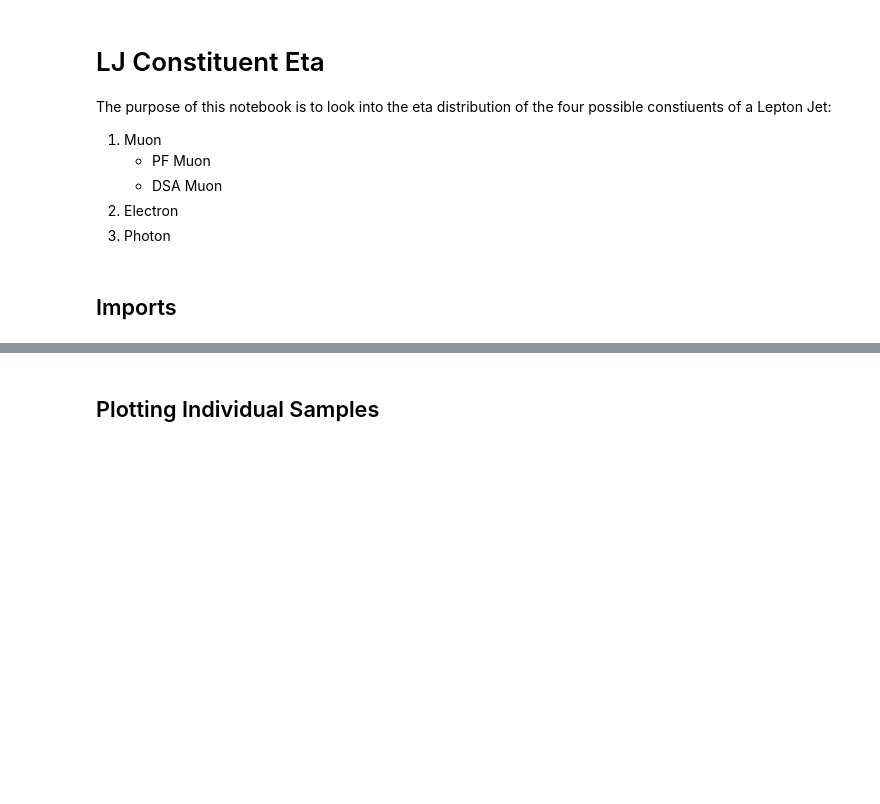
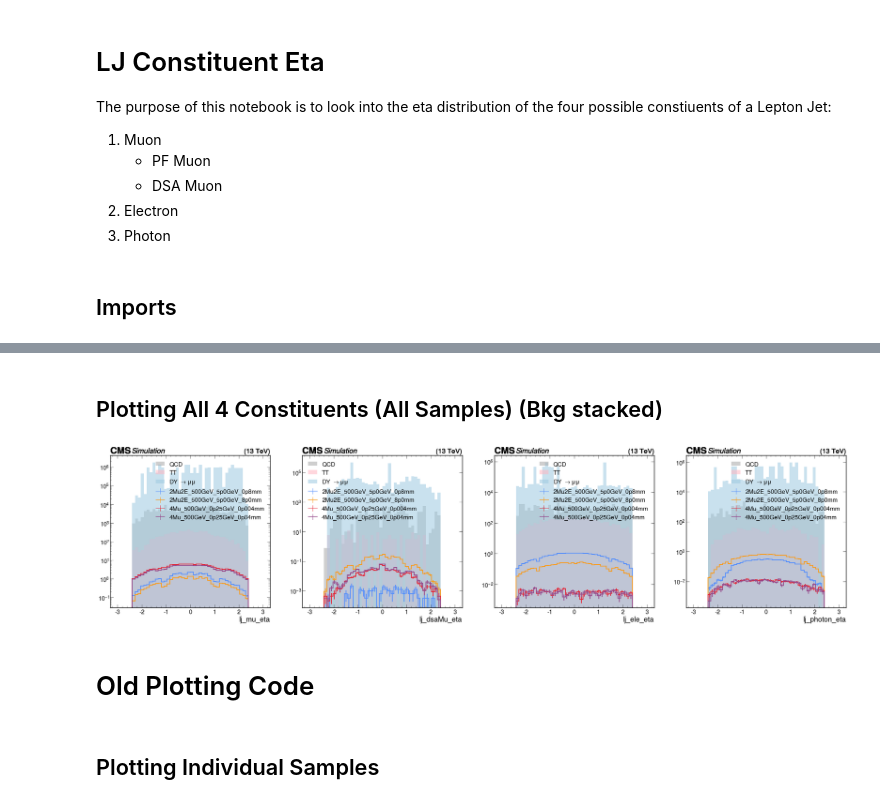
Before and after one commit to 316JakeMorris/SIDM, a Jupyter notebook: sidm/studies/LJ_Object_Eta/LJ_obj_eta.ipynb, the cells around one changed output, grey strips where cells are left out. Cells and saved outputs as stored; diff of their text form; code cells hidden in the pictures; blank space fills up the shorter version.

```diff
--- a/sidm/studies/LJ_Object_Eta/LJ_obj_eta.ipynb
+++ b/sidm/studies/LJ_Object_Eta/LJ_obj_eta.ipynb
@@ -118 +141,21 @@ samples_bkg = [
+# %%
+#We use the channels variable to define what cuts we will perform on the data.
+#The SidmProcessor expects a list of channels, but that makes it difficult to save the data.
+#So we instead run over one channel at a time so we can save each coffea output where
+#The channel is the name in a folder. Running over multiple channels makes disentangling the output harder
+channels = ["base"]
+# channels = [
+#     "base",
+#     #"baseNoLjNoLjsource",
+#     # "jake_test_select",
+#     #"baseNoLj",
+#     #"2mu2e",
+#     "4mu",
+# ]
+
+hist_collections = ["lj_eta_study"]
+
+#Make the filepath for saving the outputs
+dir_path = channels[0] + '_' + hist_collections[0]
+os.makedirs(dir_path, exist_ok=True)
 # %% [markdown]
@@ -184,3 +299,50 @@ bkg_out = bkg_output["out"]
+# %% [markdown]
+## Plotting All 4 Constituents (All Samples) (Bkg stacked)
+# %%
+fig, axes = plt.subplots(1,4,figsize=(12*4,10))
+hists = ["lj_muon_eta", "lj_dsaMuon_eta", "lj_electron_eta", "lj_photon_eta"]
+
+
+
+for i, hist in enumerate(hists):
+    legend_list = []
+    plt.subplot(1, 4, i+1)
+
+    #Loop over all of the backgrounds and put their hists into individual lists
+    QCD_bkg_hists = []
+    TTJ_bkg_hists = []
+    DY_bkg_hists = []
+    for bkg_plotting_sample in samples_bkg:
+        bkg_hist = bkg_out[bkg_plotting_sample]["hists"][hist][channels[0], :]
+        if "QCD" in bkg_plotting_sample:
+            QCD_bkg_hists.append(bkg_hist)
+        elif "TTJets" in bkg_plotting_sample:
+            TTJ_bkg_hists.append(bkg_hist)
+        elif "DYJets" in bkg_plotting_sample:
+            DY_bkg_hists.append(bkg_hist)
+    #Sum the list of background hists into 1 main bkg hist for each bkg type
+    QCD_bkg_total = sum(QCD_bkg_hists)
+    TTJ_bkg_total = sum(TTJ_bkg_hists)
+    DY_bkg_total = sum(DY_bkg_hists)
+    #Plot all of the backgrounds stacked together
+    utilities.plot([QCD_bkg_total, TTJ_bkg_total, DY_bkg_total], density=False, histtype="fill", color=["#A9A9A9", "#FFB6C1", "#9ECAE1"],
+                   label=["QCD", "TT", r"DY $\rightarrow \mu\mu$"], stack=False, yerr=True, alpha=.55, flow="none")
+
+    #Plot the data
+    for plotting_sample in samples:
+        utilities.plot(out[plotting_sample]["hists"][hist][channels[0], :], density=False, label=plotting_sample, linewidth=3)
+        legend_list.append(plotting_sample)
+
+    plt.legend()
+    plt.yscale("log")
+
+# print(f"Handles:\n {handles}\n")
+# print(f"Labels:\n {labels}\n")
+# print(f"Dict:\n {handles_labels_dict}")
+# %% [output]
+[figure, new version]
+# %% [markdown]
+# Old Plotting Code
 # %% [markdown]
 ## Plotting Individual Samples
 # %%
```
Also changed, not shown: parts of 20 cells of this notebook, 1 other file.
